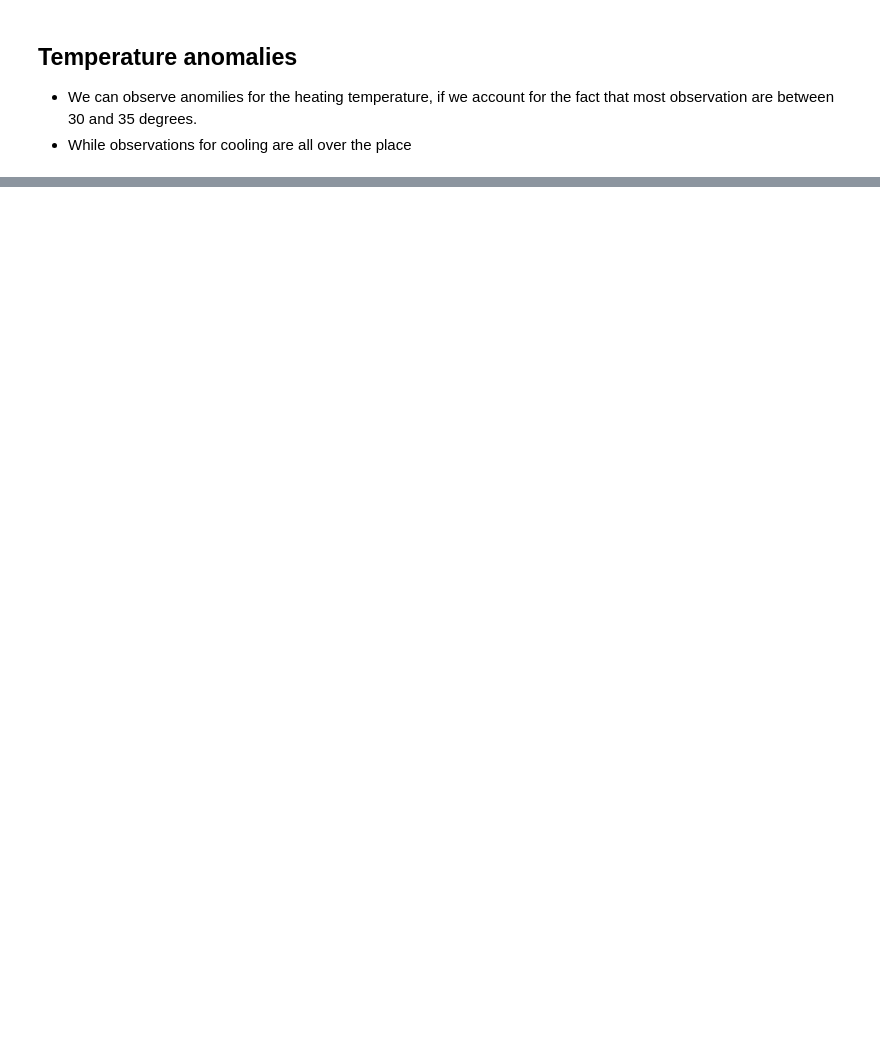
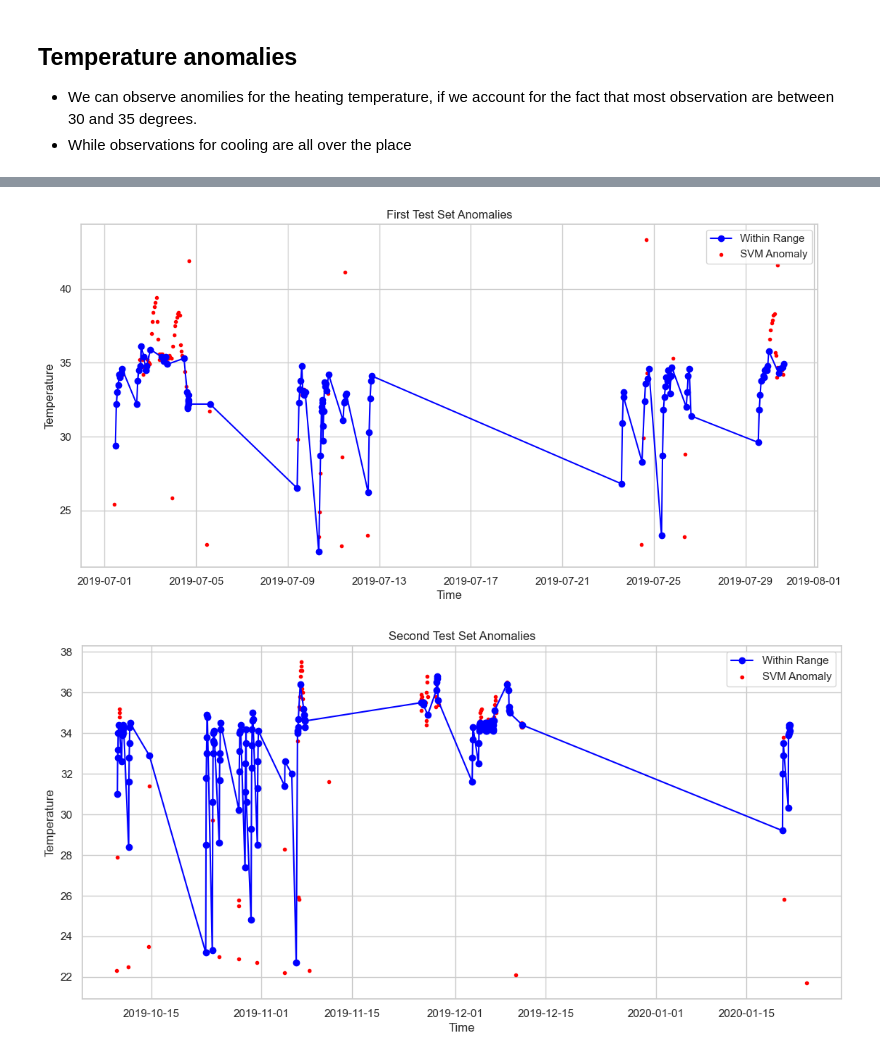
Before and after one commit to captnmarkus/challenge_z, a Jupyter notebook: challenge_z.ipynb, the cells around one changed output, grey strips where cells are left out. Cells and saved outputs as stored; diff of their text form; code cells hidden in the pictures; blank space fills up the shorter version.

```diff
--- a/challenge_z.ipynb
+++ b/challenge_z.ipynb
@@ -707,0 +781,27 @@ df[df['b_in_kontakt_gewesen']==1]
+# %%
+# Create anaomily plits
+def plot_with_anomalies(test_data, title):
+
+    normal_data = test_data[test_data['svm_pred'] == 1]
+
+    forest = test_data[test_data['svm_pred'] == -1]
+
+    plt.figure(figsize=(12, 6))
+    plt.plot(normal_data.index, normal_data['heating_temperature'], label='Within Range', color='blue', marker='o', linestyle='-')
+    plt.scatter(forest.index, forest['heating_temperature'], color='red', label='SVM Anomaly', marker='.')
+
+
+    plt.title(title)
+    plt.xlabel('Time')
+    plt.ylabel('Temperature')
+    plt.legend()
+    plt.show()
+
+# Plot first test set
+plot_with_anomalies(first_test_datetime.set_index('datetime'), 'First Test Set Anomalies')
+
+# Plot second test set
+plot_with_anomalies(second_test_datetime.set_index('datetime'), 'Second Test Set Anomalies')
+# %% [output]
+[figure, added]
+[figure, added]
```
Also changed, not shown: parts of 45 cells of this notebook.
